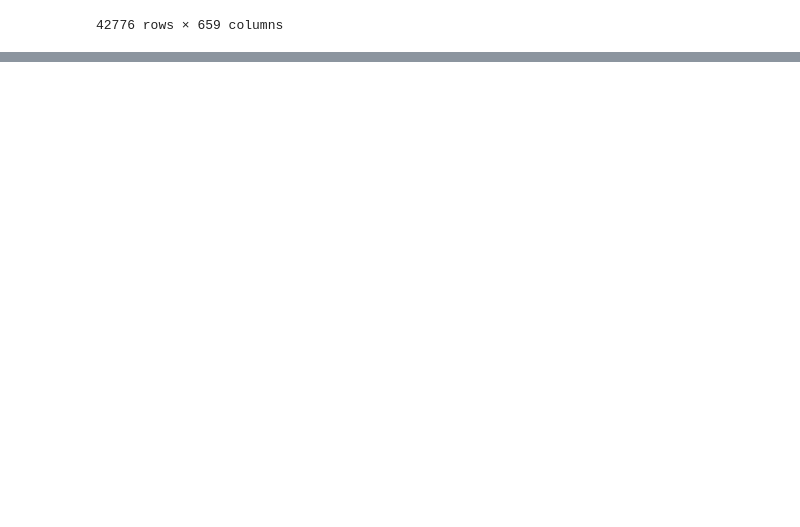
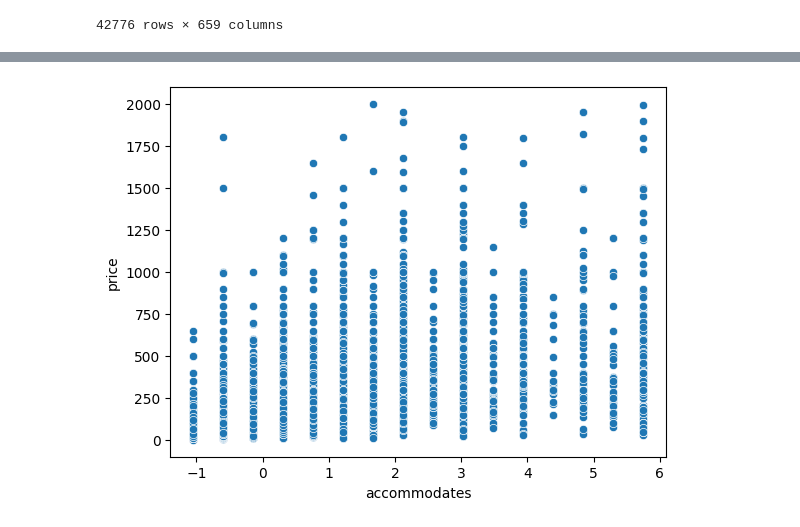
Before and after one commit to Suraj520/data-science, a Jupyter notebook: 03-case-studies/04-predicting-airbnb-prices/notebook.ipynb, the cells around one changed output, grey strips where cells are left out. Cells and saved outputs as stored; diff of their text form; code cells hidden in the pictures; blank space fills up the shorter version.

```diff
--- a/03-case-studies/04-predicting-airbnb-prices/notebook.ipynb
+++ b/03-case-studies/04-predicting-airbnb-prices/notebook.ipynb
@@ -15,2 +17,2 @@ df = pd.read_csv('/home/suraj/ClickUp/Jan-Feb/data-science-ml-dl-projects/03-cas
 # %%
-df
+df = df_original
@@ -199,0 +249,6 @@ df
+# %%
+# Scatter plot of accommodates vs log price
+sns.scatterplot(data=df, x='accommodates', y='price')
+plt.show()
+# %% [output]
+[figure, added]
```
Also changed, not shown: parts of 23 cells of this notebook.
